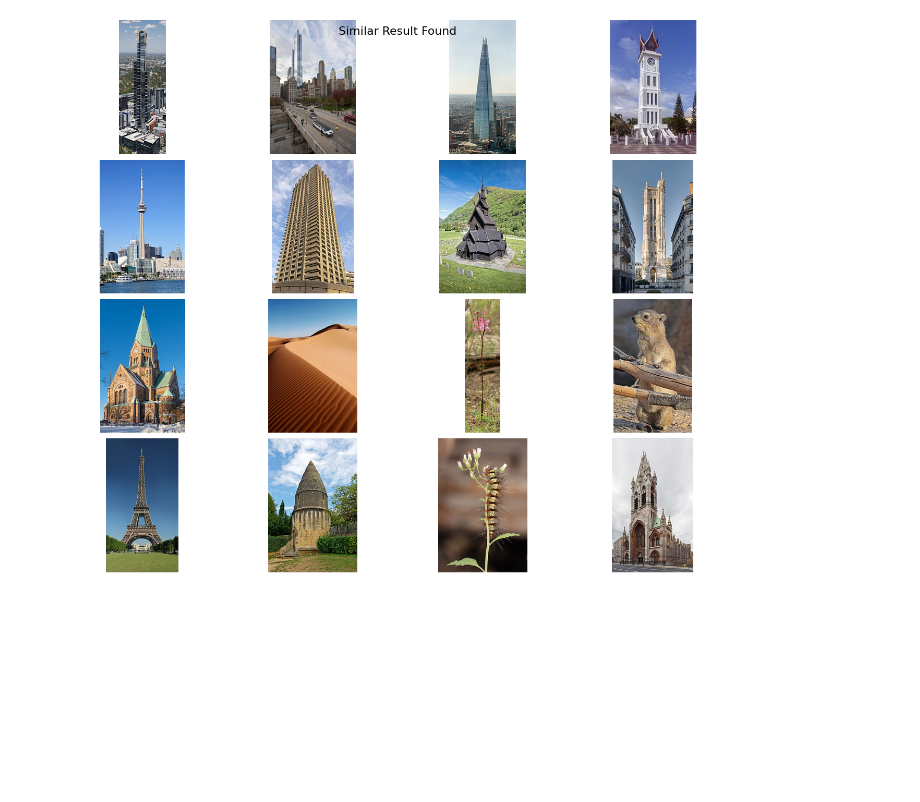
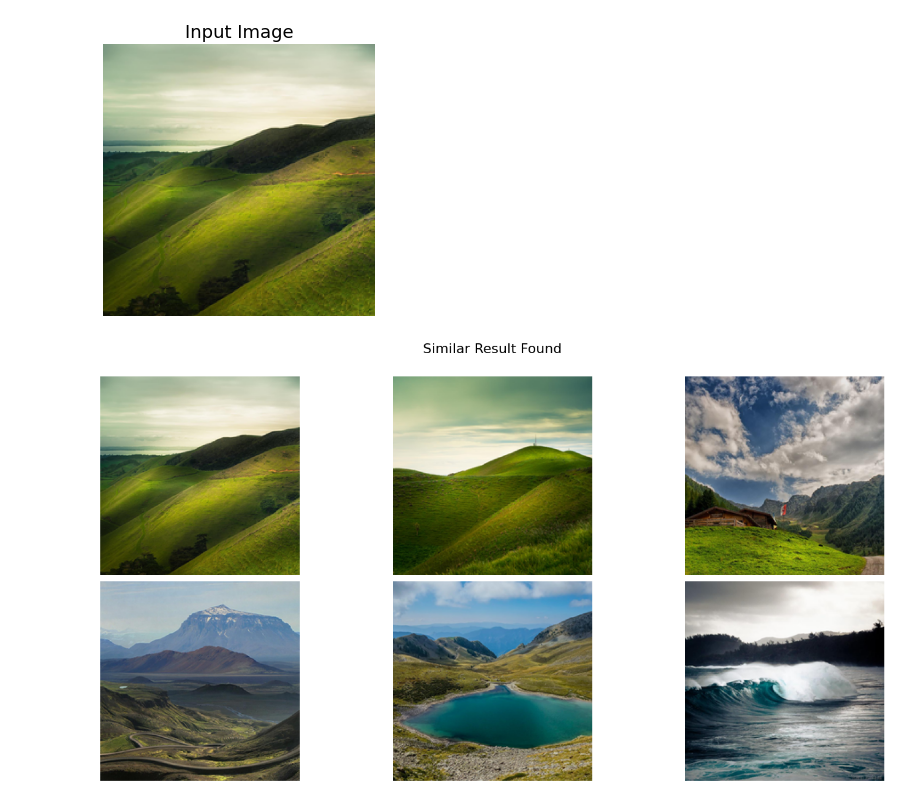
Before and after one commit to TechyNilesh/DeepImageSearch, a Jupyter notebook: Demo/Deep Image Search Demo.ipynb, the cells around one changed output. Saved outputs shown, nothing was run; the diff lists cells and outputs as text; code cells hidden in the pictures; blank space fills up the shorter version.

```diff
--- a/Demo/Deep Image Search Demo.ipynb
+++ b/Demo/Deep Image Search Demo.ipynb
@@ -24,5 +22,6 @@ SearchImage().get_similar_images(image_list[0],5)
 # %%
 # If you want to plot similar images the you can use this method, It will plot 16 most similar images from the data index
-SearchImage().plot_similar_images(image_list[0])
+SearchImage().plot_similar_images(image_list[0],number_of_images=6)
 # %% [output]
-[figure, old version]
+[figure, new version]
+[figure, added]
```
Also changed, not shown: parts of 2 cells of this notebook, 6 other files.
